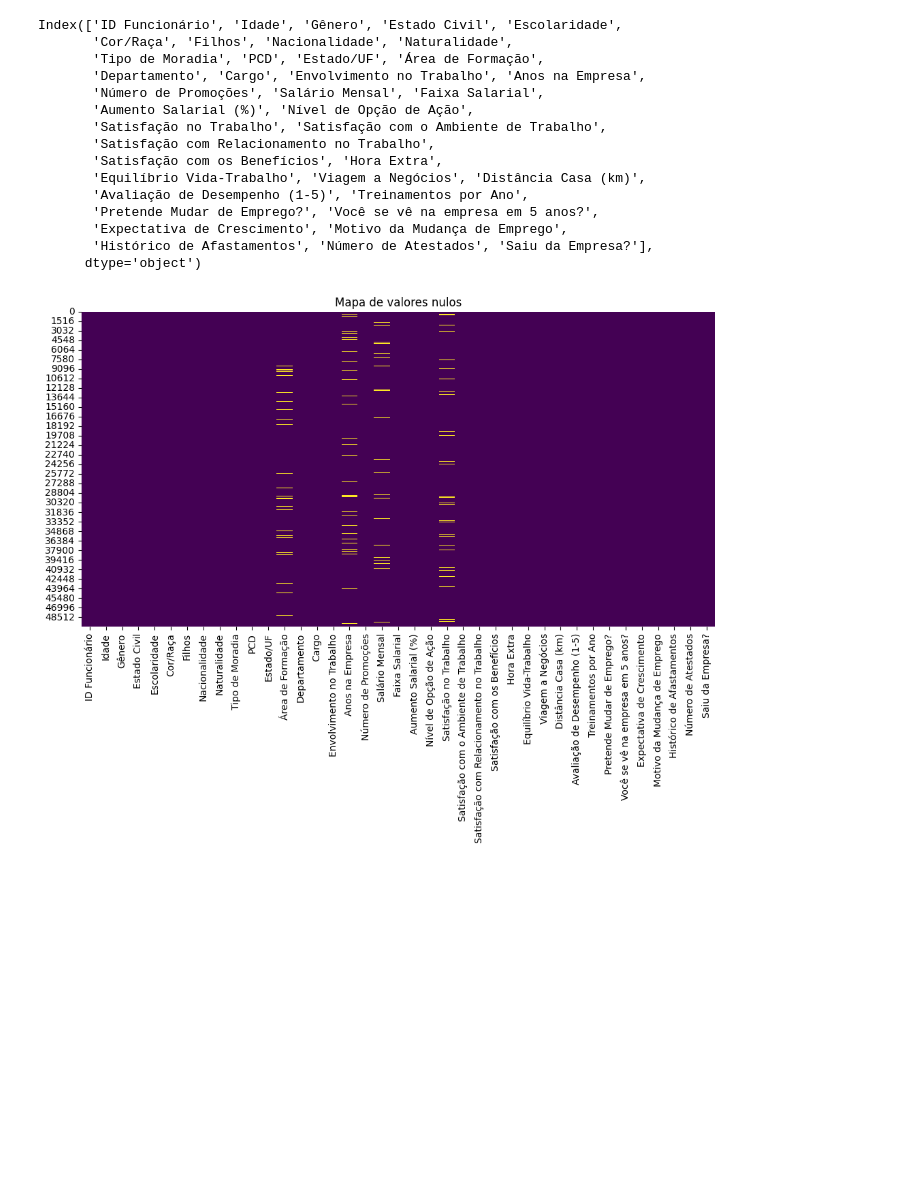
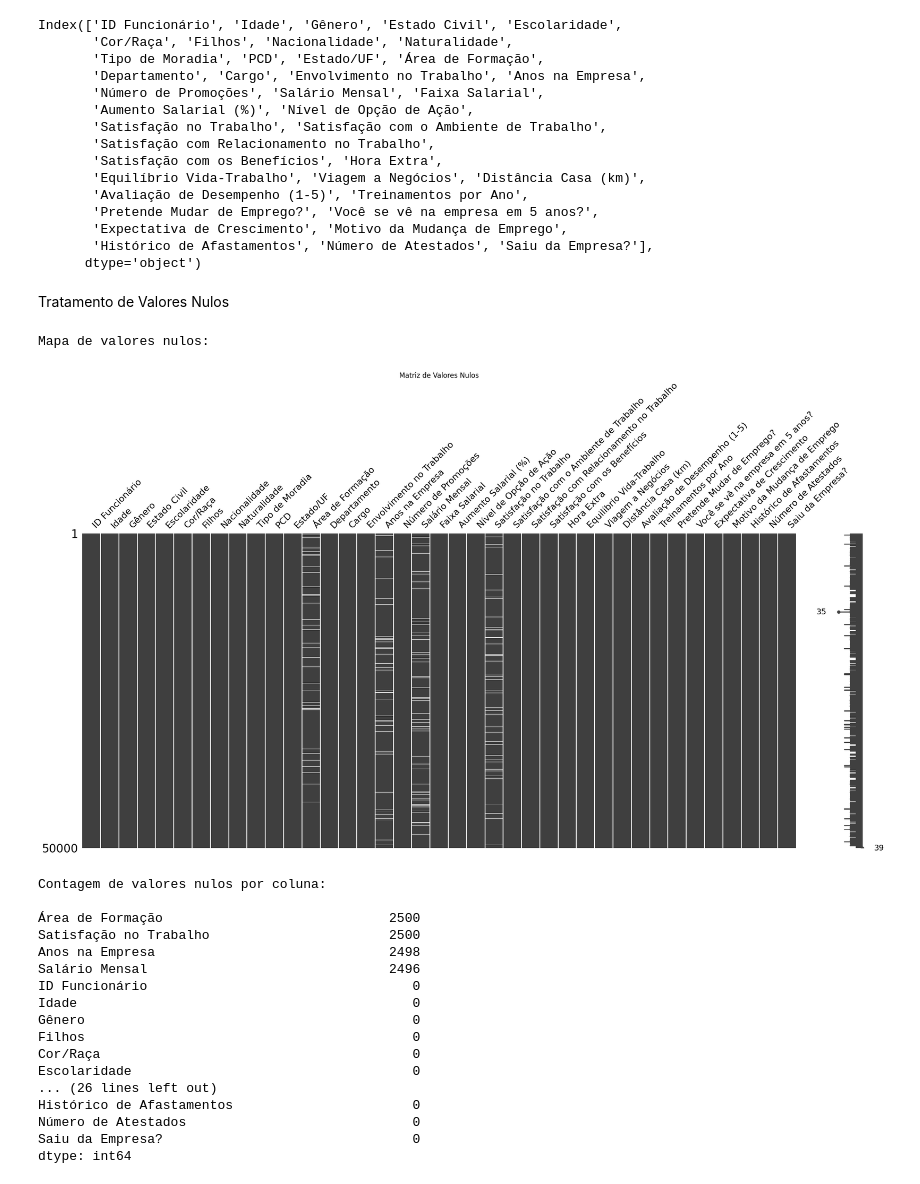
Before and after one commit to LaianeNR/TechCorp-Brasil, a Jupyter notebook: funcao.ipynb, the cells around one changed output. Drawn from its saved outputs; the diff is of its cells as text; code cells hidden in the pictures; blank space fills up the shorter version.

Commit message:
feature/tratamentos dos dados

```diff
--- a/funcao.ipynb
+++ b/funcao.ipynb
@@ -191,17 +190,35 @@ Index(['ID Funcionário', 'Idade', 'Gênero', 'Estado Civil', 'Escolaridade',
        'Expectativa de Crescimento', 'Motivo da Mudança de Emprego',
        'Histórico de Afastamentos', 'Número de Atestados', 'Saiu da Empresa?'],
       dtype='object')
-# %%
-df_funcionarios.isnull().sum()
-
-plt.figure(figsize=(12, 6))
-sns.heatmap(df_funcionarios.isnull(), cbar=False, cmap='viridis')
-plt.title("Mapa de valores nulos")
-plt.show()
-# %% [output]
-[figure, removed]
-# %%
-limite = len(df_funcionarios) * 0.5
-df_funcionarios = df_funcionarios.dropna(thresh=limite, axis=1)
-
-df_funcionarios = df_funcionarios.dropna()
+# %% [markdown]
+Tratamento de Valores Nulos
+# %%
+# Visualização de valores nulos
+
+print("\nMapa de valores nulos:")
+msno.matrix(df_funcionarios)
+plt.title('Matriz de Valores Nulos')
+plt.show()
+
+print("\nContagem de valores nulos por coluna:\n")
+print(df_funcionarios.isnull().sum().sort_values(ascending=False))
+# %% [output]
+Mapa de valores nulos:
+[figure, added]
+Contagem de valores nulos por coluna:
+
+Área de Formação                             2500
+Satisfação no Trabalho                       2500
+Anos na Empresa                              2498
+Salário Mensal                               2496
+ID Funcionário                                  0
+Idade                                           0
+Gênero                                          0
+Filhos                                          0
+Cor/Raça                                        0
+Escolaridade                                    0
+... (26 lines left out)
+Histórico de Afastamentos                       0
+Número de Atestados                             0
+Saiu da Empresa?                                0
+dtype: int64
```
Also changed, not shown: parts of 31 cells of this notebook, 1 other file.
